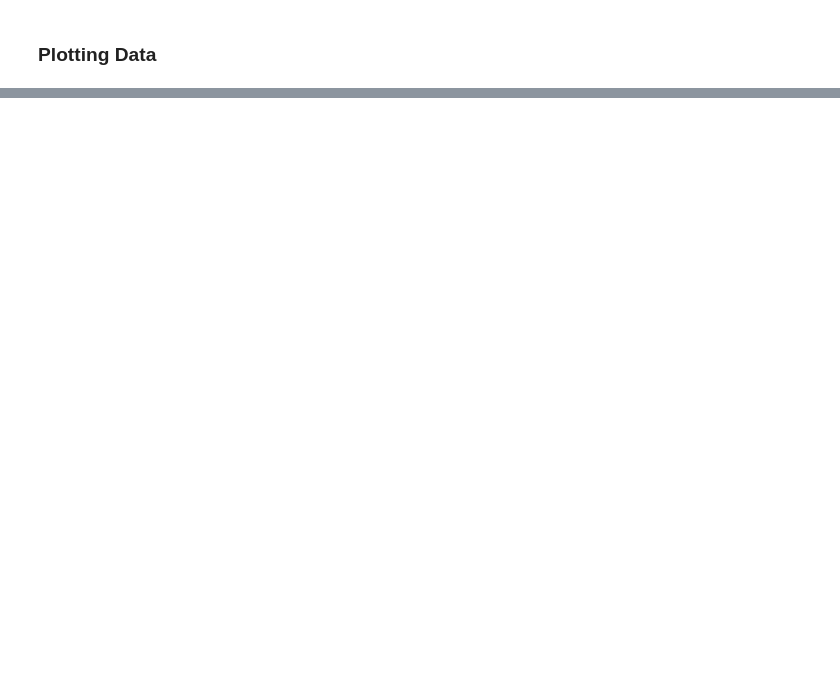
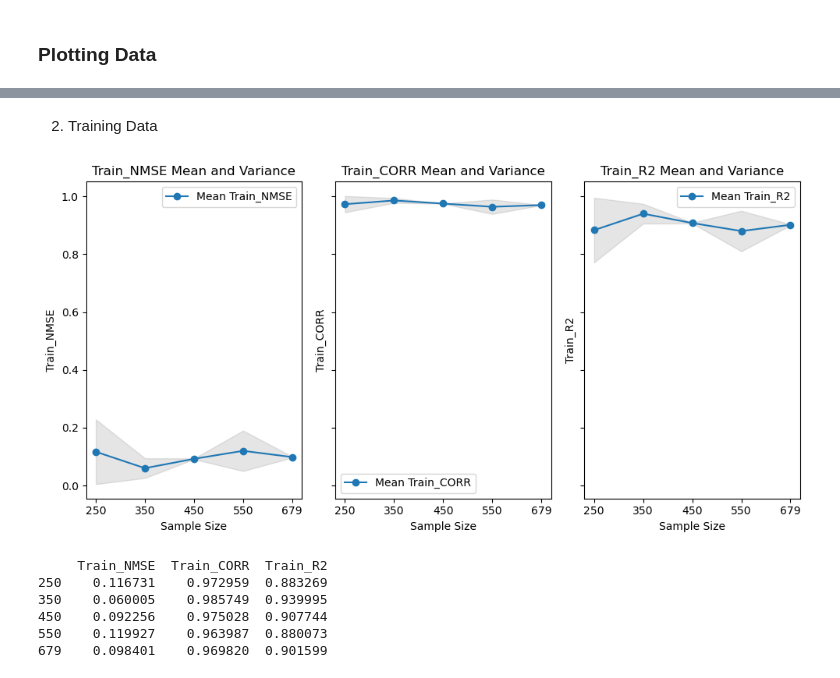
Before and after one commit to LaKrAmA95/LSR-Tensor-Ridge-Regression, a Jupyter notebook: Vector Regression Baseline/Jupyter Notebooks/Generating_Plots.ipynb, the cells around one changed output, grey strips where cells are left out. Cells and saved outputs as stored; diff of their text form; code cells hidden in the pictures; blank space fills up the shorter version.

```diff
--- a/Vector Regression Baseline/Jupyter Notebooks/Generating_Plots.ipynb
+++ b/Vector Regression Baseline/Jupyter Notebooks/Generating_Plots.ipynb
@@ -83,0 +164,41 @@ print(mean_values)
+# %% [markdown]
+2. Training Data
+# %%
+# Prepare data for plotting
+metrics = ['Train_NMSE', 'Train_CORR', 'Train_R2']
+sample_labels = ['250', '350', '450', '550', '679']
+
+# Assuming mean_df_350, mean_df_450, mean_df_550, var_df_350, var_df_450, var_df_550 are defined similarly to mean_df_250 and mean_df_679
+mean_values = pd.DataFrame([Train_mean_df_250, Train_mean_df_350, Train_mean_df_450, Train_mean_df_550, Train_mean_df_679], index=sample_labels)
+var_values = pd.DataFrame([Train_var_df_250, Train_var_df_350, Train_var_df_450, Train_var_df_550, Train_var_df_679], index=sample_labels)
+
+import matplotlib.pyplot as plt
+
+# Plotting
+fig, axes = plt.subplots(1, 3, figsize=(10, 5), sharey=True)  # 1 row, 3 columns
+
+for i, metric in enumerate(metrics):
+    ax = axes[i]
+    ax.plot(sample_labels, mean_values[metric], marker='o', linestyle='-', label=f'Mean {metric}')
+    ax.fill_between(sample_labels,
+                    mean_values[metric] - var_values[metric] ** 0.5,
+                    mean_values[metric] + var_values[metric] ** 0.5,
+                    color='gray', alpha=0.2)
+    ax.set_title(f'{metric} Mean and Variance')
+    ax.set_ylabel(f'{metric}')
+    ax.set_xlabel('Sample Size')
+    ax.legend()
+
+plt.tight_layout()
+plt.show()
+# %% [output]
+[figure, added]
+# %%
+print(mean_values)
+# %% [output]
+     Train_NMSE  Train_CORR  Train_R2
+250    0.116731    0.972959  0.883269
+350    0.060005    0.985749  0.939995
+450    0.092256    0.975028  0.907744
+550    0.119927    0.963987  0.880073
+679    0.098401    0.969820  0.901599
```
Also changed, not shown: parts of 7 cells of this notebook, 13 other files.
